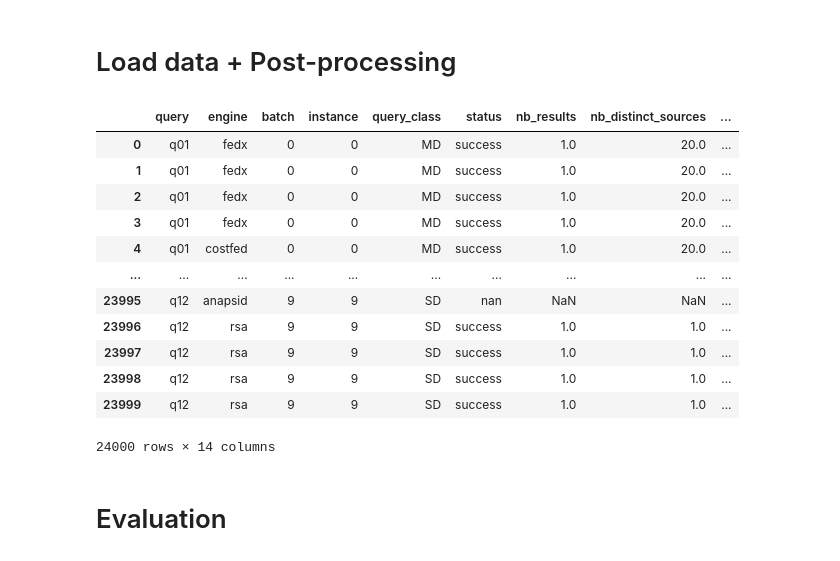
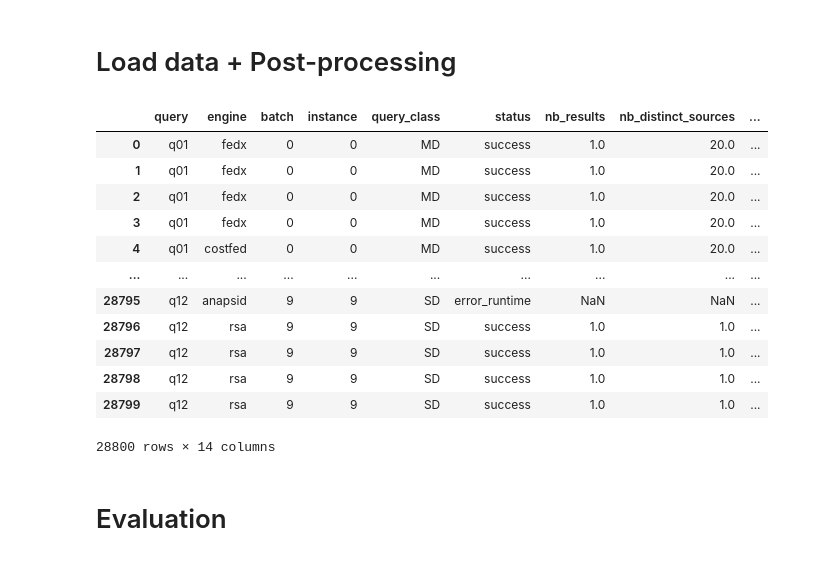
Before and after one commit to GDD-Nantes/FedShop, a Jupyter notebook: FedShop_Evaluation.ipynb, the cells around one changed output. Drawn from its saved outputs; the diff is of its cells as text; code cells hidden in the pictures.

```diff
--- a/FedShop_Evaluation.ipynb
+++ b/FedShop_Evaluation.ipynb
@@ -102,9 +96,6 @@ query_classes = {
 }
 # %%
 evaluation_metrics = pd.read_csv("/content/benchmark/evaluation/metrics.csv")
-
-# Filter some engines
-evaluation_metrics = evaluation_metrics.query("`engine` != 'semagrow'")
 
 n_attempts = evaluation_metrics['attempt'].nunique()
 n_instances = evaluation_metrics['instance'].nunique()
@@ -127,13 +118,17 @@ evaluation_metrics["query_class"] = evaluation_metrics["query"].apply(lambda x:
 
 # ANAPSID: replace error with generic "error_runtime"
 evaluation_metrics.replace(r"\w+_error", "error_runtime", regex=True, inplace=True)
+evaluation_metrics["status"] = evaluation_metrics["status"].replace("nan", "error_runtime")
 
-
-# Replace timeout by NaN
+# Treat data like time-series where batch is the time indicator
 evaluation_metrics["instance"] = evaluation_metrics["instance"].astype(str)
 evaluation_metrics["qid"] = evaluation_metrics["query"].str.extract(r"q(\d+)").astype(int)
 evaluation_metrics.sort_values(by=["qid", "instance", "batch"], inplace=True)
 
+# Fill tpwss NaN using existing values in forward direction like in time-series
+evaluation_metrics["tpwss"] = evaluation_metrics["tpwss"].interpolate(method="pad")
+
+# Replace timeout NaN by the maximum value of timeout
 timeout_value = 60000 # ms
 error_value = 100000 # ms
 
@@ -143,43 +138,42 @@ evaluation_metrics[plot_metrics] = evaluation_metrics[plot_metrics].apply(
     lambda x: pd.to_numeric(x.astype(str).str.replace(r"(timeout|error_.*)", "nan", regex=True), errors="coerce")
 )
 
-# Special treatment for NaN
 evaluation_metrics["exec_time"].fillna(timeout_value, inplace=True)
 evaluation_metrics["exec_time"] = evaluation_metrics["exec_time"].apply(lambda x: x if x < timeout_value else timeout_value)
 
-# evaluation_metrics.dropna(how="all", axis=1, inplace=True)
+# Clean up
 evaluation_metrics.reset_index(drop=True, inplace=True)
 
 # Outlier removal
 def remove_outliers(x: pd.Series):
     # Using IQR method assuming the noise in measurement follows Normal Distribution
     scale = 1.5
     lowerbound = x.quantile(0.25)
     upperbound = x.quantile(0.75)
     iqr = upperbound-lowerbound
     regular_points = x[x.between(lowerbound - scale * iqr, upperbound + scale * iqr, inclusive="both")]
     return regular_points.mean()
 
 evaluation_metrics.drop(["qid", "attempt"], axis=1, inplace=True)
 evaluation_metrics = evaluation_metrics[["query","engine", "batch", "instance", "query_class", "status"]+plot_metrics.to_list()]
 #evaluation_metrics = evaluation_metrics.groupby(["query","engine", "batch", "instance", "query_class"]).aggregate(remove_outliers).reset_index()
 evaluation_metrics[["query","engine", "batch", "instance", "query_class"]] = evaluation_metrics[["query","engine", "batch", "instance", "query_class"]].astype("category").apply(lambda x: x.cat.as_ordered())
 evaluation_metrics.replace("ideal", "rsa", inplace=True)
 evaluation_metrics
 # %% [output]
 |  | query | engine | batch | instance | query_class | status | nb_results | nb_distinct_sources | ... |
 | 0 | q01 | fedx | 0 | 0 | MD | success | 1.0 | 20.0 | ... |
 | 1 | q01 | fedx | 0 | 0 | MD | success | 1.0 | 20.0 | ... |
 | 2 | q01 | fedx | 0 | 0 | MD | success | 1.0 | 20.0 | ... |
 | 3 | q01 | fedx | 0 | 0 | MD | success | 1.0 | 20.0 | ... |
 | 4 | q01 | costfed | 0 | 0 | MD | success | 1.0 | 20.0 | ... |
 | ... | ... | ... | ... | ... | ... | ... | ... | ... | ... |
-| 23995 | q12 | anapsid | 9 | 9 | SD | nan | NaN | NaN | ... |
-| 23996 | q12 | rsa | 9 | 9 | SD | success | 1.0 | 1.0 | ... |
-| 23997 | q12 | rsa | 9 | 9 | SD | success | 1.0 | 1.0 | ... |
-| 23998 | q12 | rsa | 9 | 9 | SD | success | 1.0 | 1.0 | ... |
-| 23999 | q12 | rsa | 9 | 9 | SD | success | 1.0 | 1.0 | ... |
+| 28795 | q12 | anapsid | 9 | 9 | SD | error_runtime | NaN | NaN | ... |
+| 28796 | q12 | rsa | 9 | 9 | SD | success | 1.0 | 1.0 | ... |
+| 28797 | q12 | rsa | 9 | 9 | SD | success | 1.0 | 1.0 | ... |
+| 28798 | q12 | rsa | 9 | 9 | SD | success | 1.0 | 1.0 | ... |
+| 28799 | q12 | rsa | 9 | 9 | SD | success | 1.0 | 1.0 | ... |
-24000 rows × 14 columns
+28800 rows × 14 columns
 # %% [markdown]
 # Evaluation
 # %% [markdown]
```
Also changed, not shown: parts of 4 cells of this notebook.
